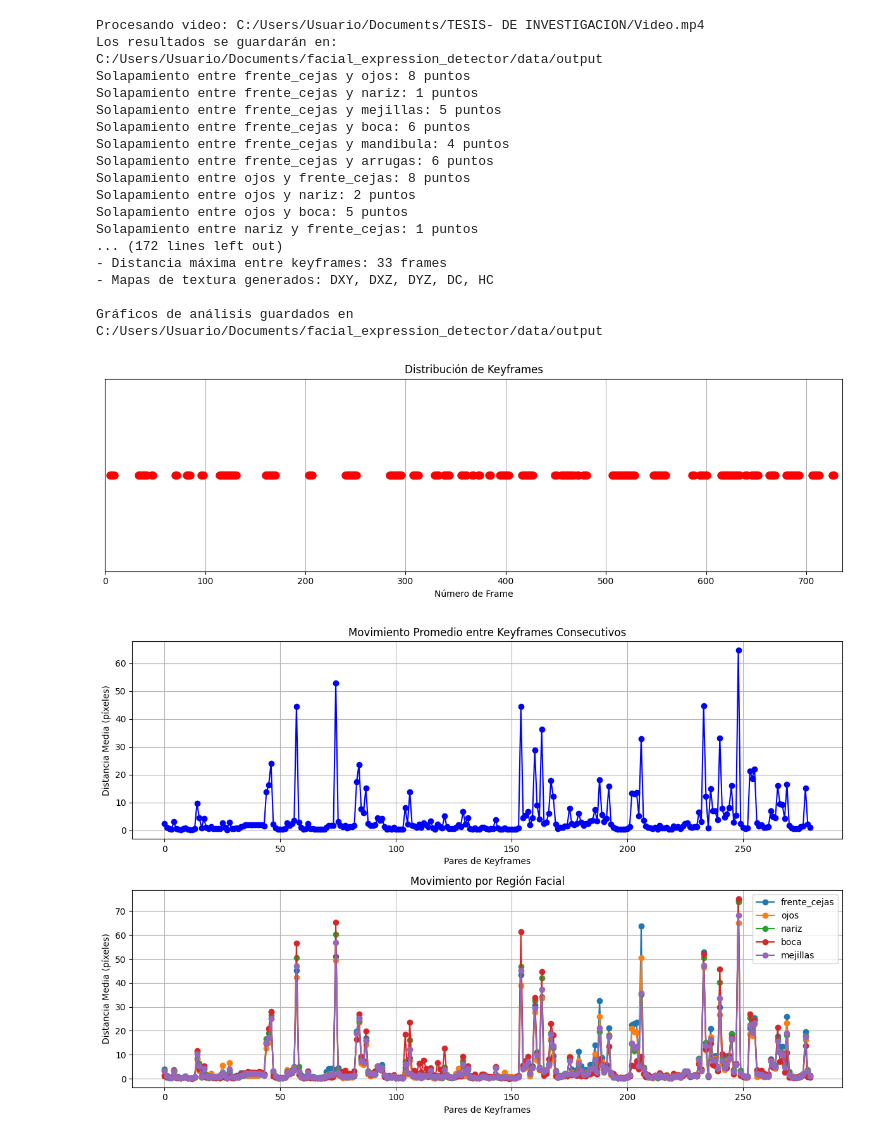
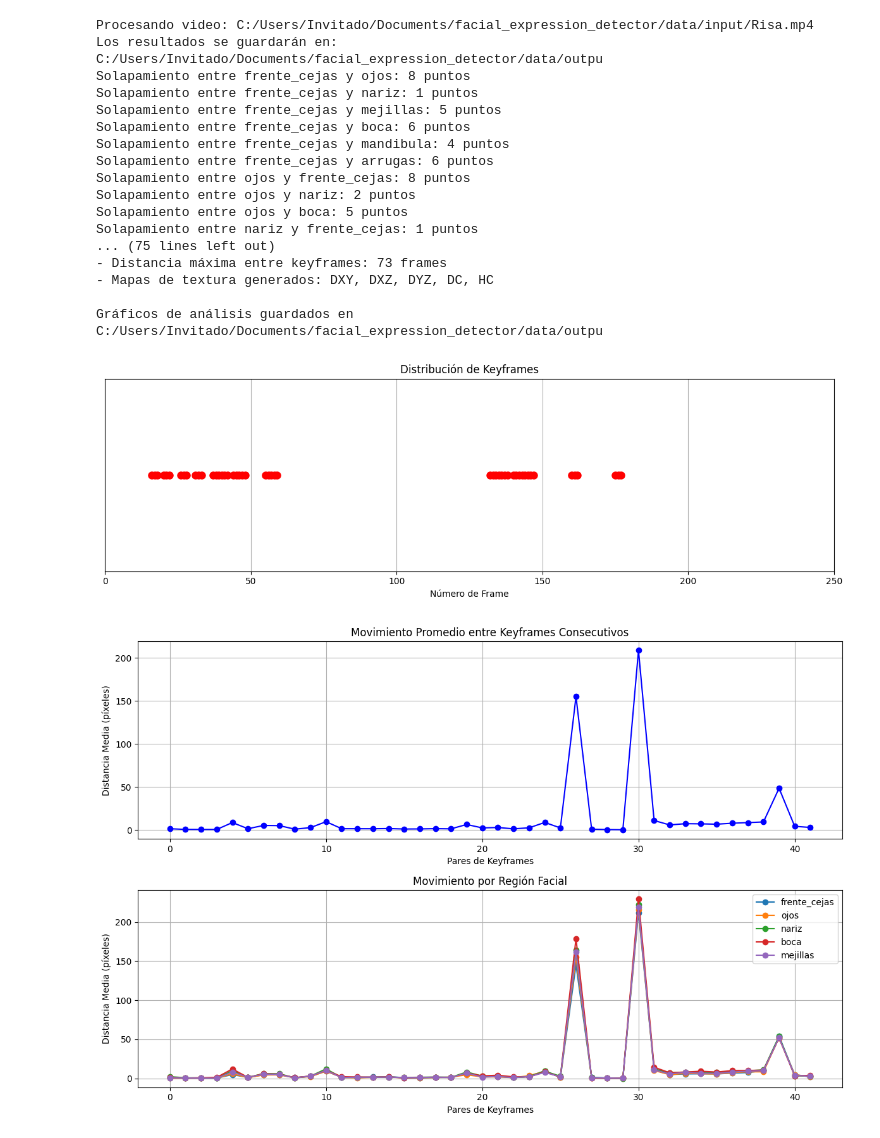
Before and after one commit to LAngelDevJr/facial_expression_detector, a Jupyter notebook: src/Video/08_Main.ipynb, the cells around one changed output. Drawn from its saved outputs; the diff is of its cells as text; code cells hidden in the pictures.

```diff
--- a/src/Video/08_Main.ipynb
+++ b/src/Video/08_Main.ipynb
@@ -1,5 +1,4 @@
 # %%
-
 # Importar todos los módulos necesarios
 %run 01_constante.ipynb
 %run 02_landmarks.ipynb
@@ -76,42 +75,40 @@ def main(video_path, output_folder="output_keyframes", display=True, use_texture
             plt_dist.savefig(f"{output_folder}/keyframe_distribution.png")
 
             # Mostrar análisis de movimiento
             if movement_data:
                 plt_movement = analyzer.plot_movement_analysis(movement_data)
                 plt_movement.savefig(f"{output_folder}/movement_analysis.png")
 
             print(f"\nGráficos de análisis guardados en {output_folder}")
     except Exception as e:
         print(f"No se pudo realizar análisis avanzado: {str(e)}")
 
     return result
 
 # Ejemplo de uso
 if __name__ == "__main__":
-    video_path = "C:/Users/Usuario/Documents/TESIS- DE INVESTIGACION/Video.mp4"
-    output_dir = "C:/Users/Usuario/Documents/facial_expression_detector/data/output"
+    video_path = "C:/Users/Invitado/Documents/facial_expression_detector/data/input/Risa.mp4"
+    output_dir = "C:/Users/Invitado/Documents/facial_expression_detector/data/outpu"
     # Procesamiento básico (sin mapas de textura)
-    # main(video_path)
-
-    # O procesamiento avanzado con mapas de textura
+    #main(video_path)
     main(video_path, output_folder=output_dir, use_texture_maps=True)
 # %% [output]
-Procesando video: C:/Users/Usuario/Documents/TESIS- DE INVESTIGACION/Video.mp4
-Los resultados se guardarán en: C:/Users/Usuario/Documents/facial_expression_detector/data/output
+Procesando video: C:/Users/Invitado/Documents/facial_expression_detector/data/input/Risa.mp4
+Los resultados se guardarán en: C:/Users/Invitado/Documents/facial_expression_detector/data/outpu
 Solapamiento entre frente_cejas y ojos: 8 puntos
 Solapamiento entre frente_cejas y nariz: 1 puntos
 Solapamiento entre frente_cejas y mejillas: 5 puntos
 Solapamiento entre frente_cejas y boca: 6 puntos
 Solapamiento entre frente_cejas y mandibula: 4 puntos
 Solapamiento entre frente_cejas y arrugas: 6 puntos
 Solapamiento entre ojos y frente_cejas: 8 puntos
 Solapamiento entre ojos y nariz: 2 puntos
 Solapamiento entre ojos y boca: 5 puntos
 Solapamiento entre nariz y frente_cejas: 1 puntos
-... (172 lines left out)
-- Distancia máxima entre keyframes: 33 frames
+... (75 lines left out)
+- Distancia máxima entre keyframes: 73 frames
 - Mapas de textura generados: DXY, DXZ, DYZ, DC, HC
 
-Gráficos de análisis guardados en C:/Users/Usuario/Documents/facial_expression_detector/data/output
+Gráficos de análisis guardados en C:/Users/Invitado/Documents/facial_expression_detector/data/outpu
-[figure, old version]
+[figure, new version]
-[figure, old version]
+[figure, new version]
```
Also changed, not shown: 1 other file.
